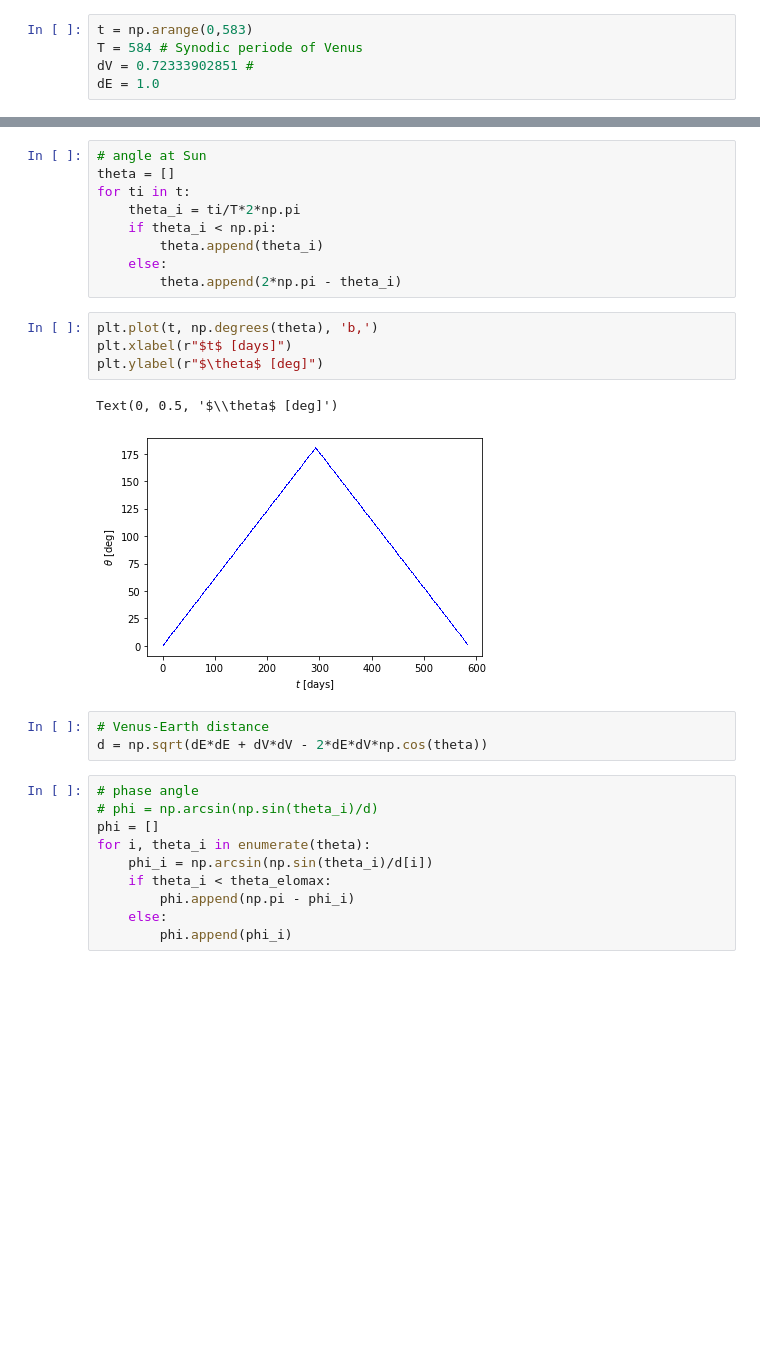
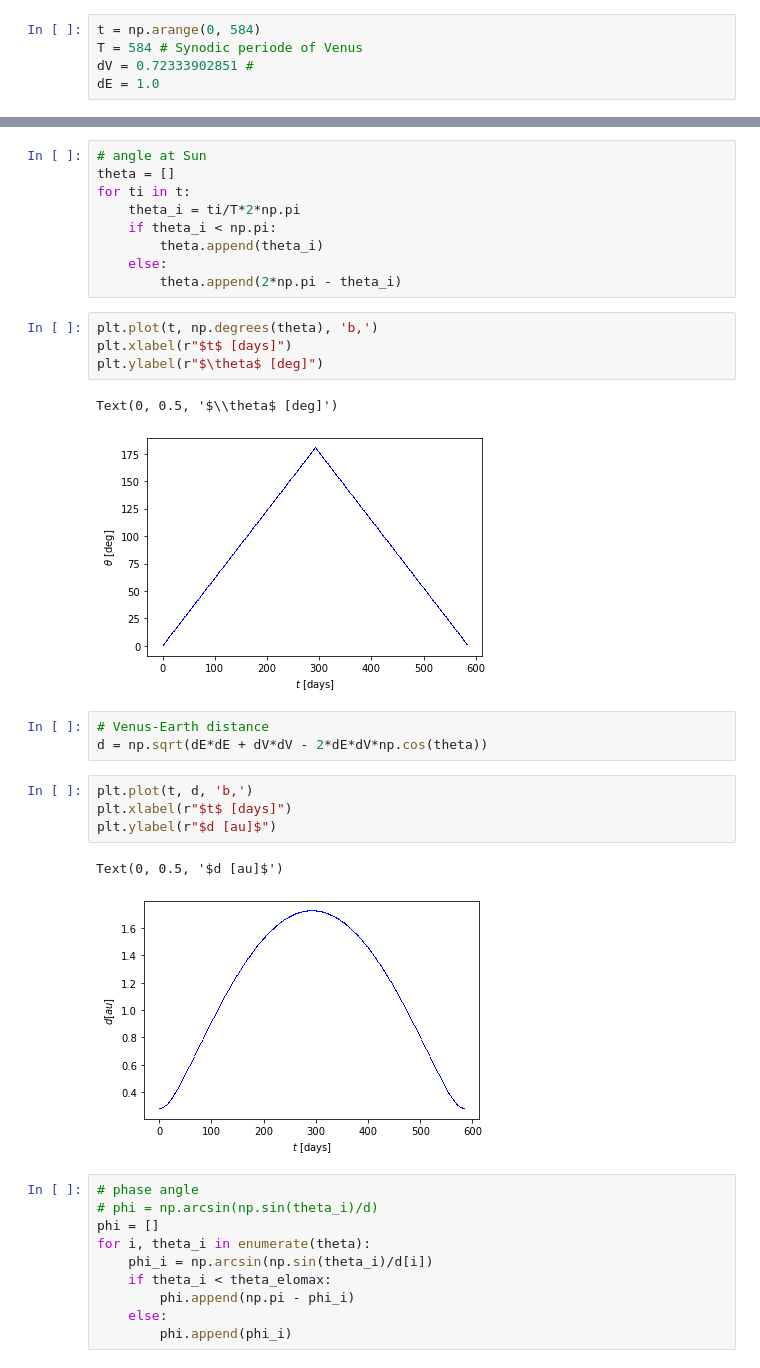
Before and after one commit to ridlo-w/random_stuff, a Jupyter notebook: venus_brightest.ipynb, the cells around one changed output, grey strips where cells are left out. Cells and saved outputs as stored; diff of their text form; blank space fills up the shorter version.

```diff
--- a/venus_brightest.ipynb
+++ b/venus_brightest.ipynb
@@ -4,7 +5,7 @@ import matplotlib.pyplot as plt
 
 %matplotlib inline
 # %%
-t = np.arange(0,583)
+t = np.arange(0, 584)
 T = 584 # Synodic periode of Venus
 dV = 0.72333902851 #
 dE = 1.0
@@ -35,10 +36,17 @@ plt.xlabel(r"$t$ [days]")
 plt.ylabel(r"$\theta$ [deg]")
 # %% [output]
 Text(0, 0.5, '$\\theta$ [deg]')
-[figure, old version]
+[figure, new version]
 # %%
 # Venus-Earth distance
 d = np.sqrt(dE*dE + dV*dV - 2*dE*dV*np.cos(theta))
+# %%
+plt.plot(t, d, 'b,')
+plt.xlabel(r"$t$ [days]")
+plt.ylabel(r"$d [au]$")
+# %% [output]
+Text(0, 0.5, '$d [au]$')
+[figure, added]
 # %%
 # phase angle
 # phi = np.arcsin(np.sin(theta_i)/d)
```
Also changed, not shown: parts of 4 cells of this notebook.
